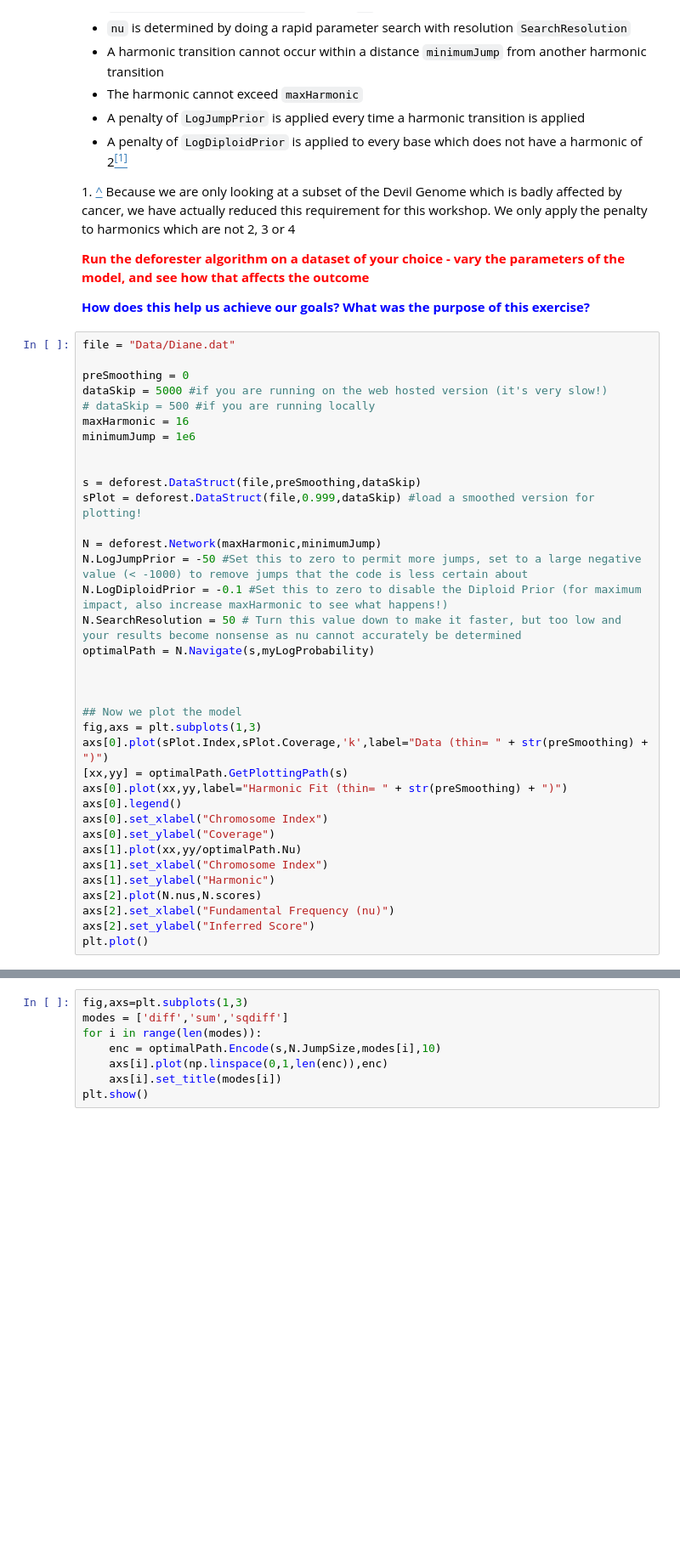
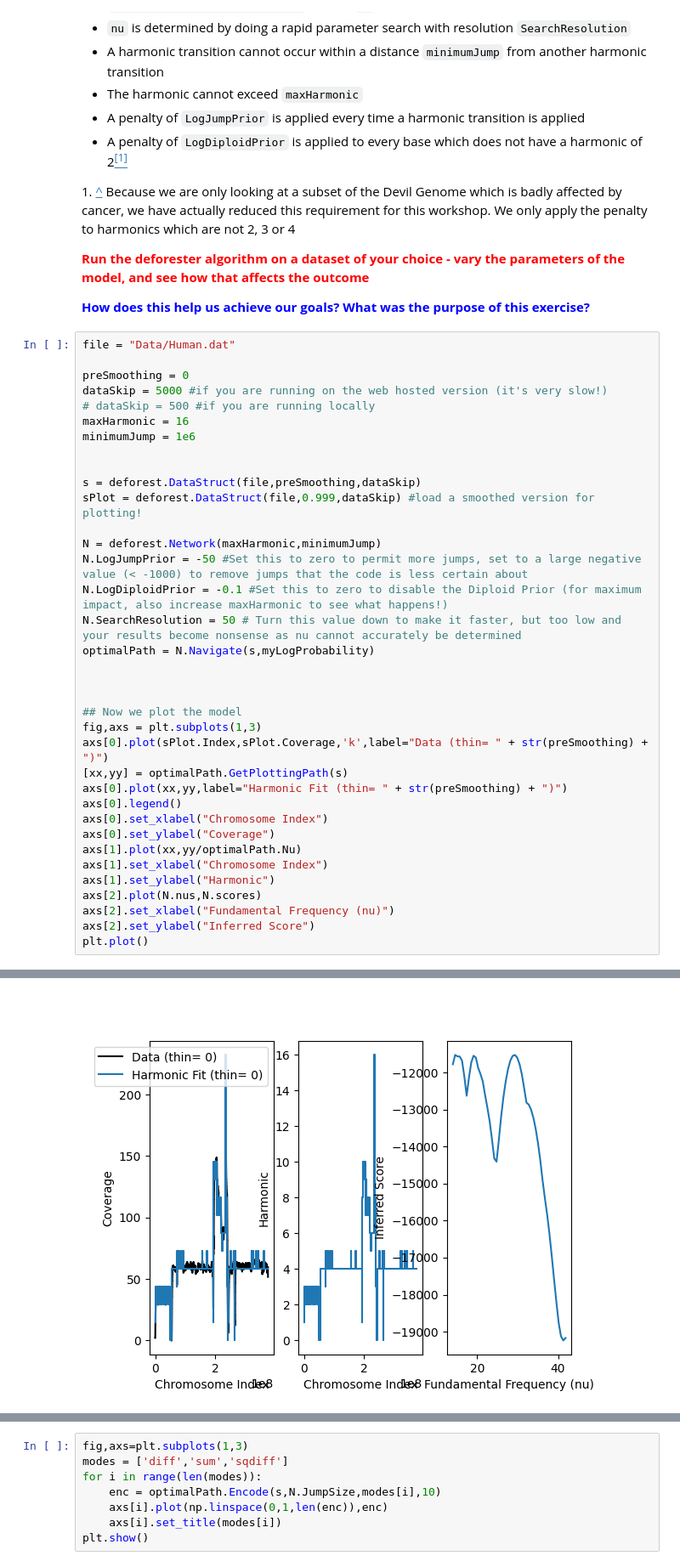
Before and after one commit to wtsi-hpag/CoverageWorkshop, a Jupyter notebook: Workshop.ipynb, the cells around one changed output, grey strips where cells are left out. Shown at 85% size. Drawn from its saved outputs; the diff is of its cells as text; blank space fills up the shorter version.

```diff
--- a/Workshop.ipynb
+++ b/Workshop.ipynb
@@ -163,7 +163,7 @@ The deforester algorithm uses a network-navigation based approach to ensure that
 
 <font color=blue>**How does this help us achieve our goals? What was the purpose of this exercise?**</font>
 # %%
-file = "Data/Diane.dat"
+file = "Data/Human.dat"
 
 preSmoothing = 0
 dataSkip = 5000 #if you are running on the web hosted version (it's very slow!)
@@ -198,3 +198,4 @@ axs[2].plot(N.nus,N.scores)
 axs[2].set_xlabel("Fundamental Frequency (nu)")
 axs[2].set_ylabel("Inferred Score")
 plt.plot()
+# %% [output]
@@ -201,3 +205,4 @@ plt.plot()
+[figure, added]
 # %% [markdown]
 ## Encoding
 
```
Also changed, not shown: parts of 3 cells of this notebook.
